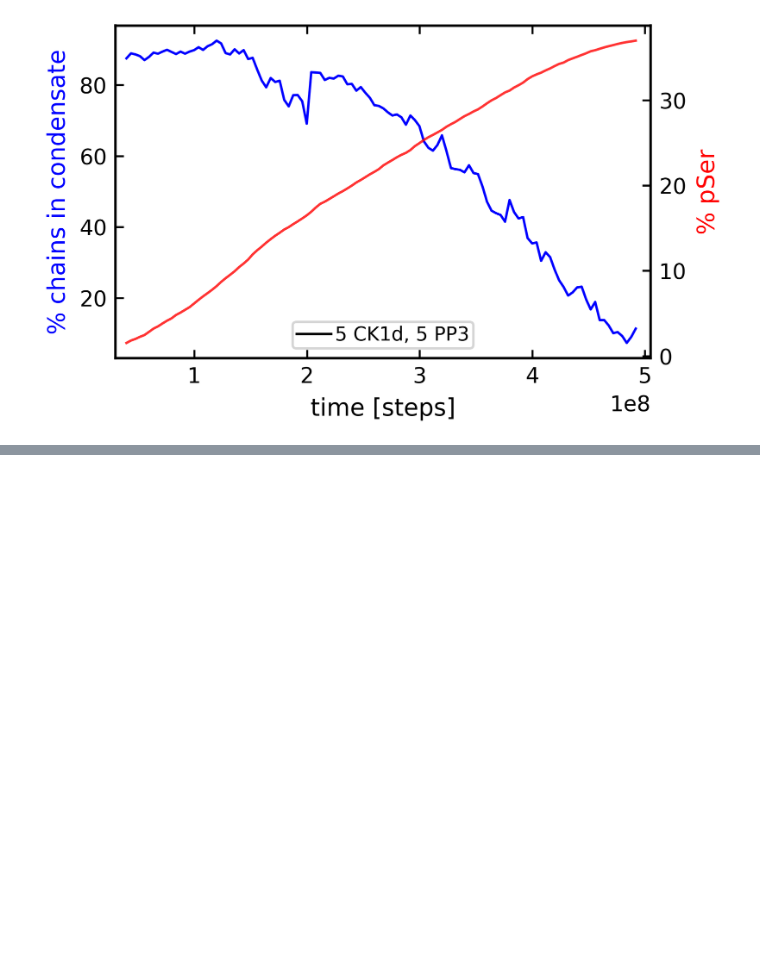
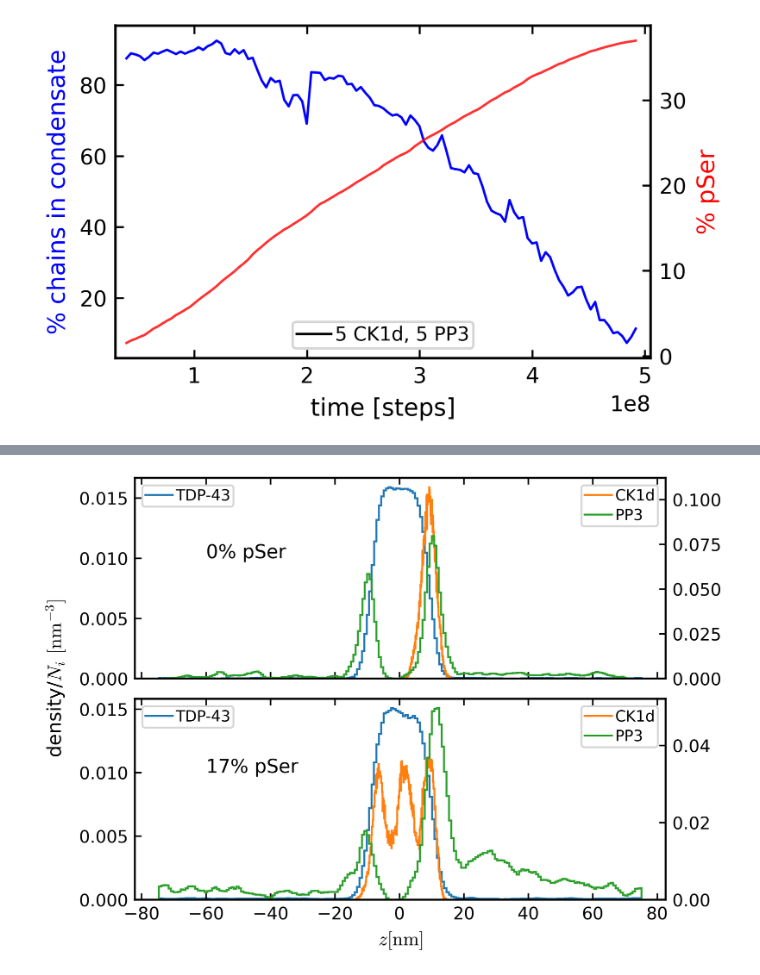
Before and after one commit to ezippo/HPA, a Jupyter notebook: cluster_analysis.ipynb, the cells around one changed output, grey strips where cells are left out. Cells and saved outputs as stored; diff of their text form; code cells hidden in the pictures; blank space fills up the shorter version.

```diff
--- a/cluster_analysis.ipynb
+++ b/cluster_analysis.ipynb
@@ -133,0 +188,48 @@ ax1.legend(ncols=1, loc='lower center')
+# %%
+path_dir = '/localscratch/zippoema/working_dir/condensate_struct_CAL3/'
+# %%
+filename = 'sim_eq_slab_200-tdp43-lcd_2-ck1d-open_10-pp3/sim_eq_slab_200-tdp43-lcd-839pser_2-com-ck1d-open_10-com-pp3_CAL3_dump_centered.gsd'
+
+bin_centers_ck1d_p, density_ck1d_p = hpau.compute_density_profile(path_dir+filename, axis=2,
+                                                         nbins=200, group=[i for i in range(30800,30800+292+292)])
+bin_centers_pp3_p, density_pp3_p = hpau.compute_density_profile(path_dir+filename, axis=2,
+                                                         nbins=200, group=[i for i in range(30800+292+292,36654)])
+bin_centers_tdp_p, density_tdp_p = hpau.compute_density_profile(path_dir+filename, axis=2,
+                                                         nbins=200, group=[i for i in range(0,30800)])
+# %%
+filename = 'sim_eq_slab_400-tdp43-lcd_5-ck1d-open/sim_eq_slab_400-tdp43-lcd_5-com-ck1d-open_CAL3_dump_centered.gsd'
+
+bin_centers_ck1d, density_ck1d = hpau.compute_density_profile(path_dir+filename, axis=2,
+                                                         nbins=200, group=[i for i in range(61600,61600+292*5)])
+#bin_centers_pp3, density_pp3 = hpau.compute_density_profile(path_dir+filename, axis=2,
+#                                                         nbins=200, group=[i for i in range(30800+292+292,36654)])
+bin_centers_tdp, density_tdp = hpau.compute_density_profile(path_dir+filename, axis=2,
+                                                         nbins=200, group=[i for i in range(0,61600)])
+# %%
+f, (ax1, ax2) = plt.subplots(2, 1, figsize=(5,4), sharex=True)
+plt.subplots_adjust(hspace=0.1)
+
+ax11 = ax1.twinx()
+ax1.stairs(density_tdp/200, np.append(bin_centers_tdp,bin_centers_tdp[-1]+0.5), ls='-', color='tab:blue', label='TDP-43')
+ax11.stairs(density_ck1d/2, np.append(bin_centers_ck1d,bin_centers_ck1d[-1]+0.5), color='tab:orange', label='CK1d')
+ax11.stairs(density_pp3/10, np.append(bin_centers_pp3,bin_centers_pp3[-1]+0.5), color='tab:green', label='PP3')
+
+ax21 = ax2.twinx()
+ax2.stairs(density_tdp_p/200, np.append(bin_centers_tdp_p,bin_centers_tdp_p[-1]+0.5), ls='-', color='tab:blue', label='TDP-43')
+ax21.stairs(density_ck1d_p/2, np.append(bin_centers_ck1d_p,bin_centers_ck1d_p[-1]+0.5), ls='-', color='tab:orange', label='CK1d')
+ax21.stairs(density_pp3_p/10, np.append(bin_centers_pp3_p,bin_centers_pp3_p[-1]+0.5), ls='-', color='tab:green', label='PP3')
+
+ax1.legend(loc='upper left', )
+ax2.legend(loc='upper left', )
+ax11.legend(loc='upper right', )
+ax21.legend(loc='upper right', )
+
+ax2.set_xlabel('$z [\mathrm{nm}]$')
+ax1.text(-110, 0., r'density/$N_i$ $[\mathrm{nm}^{-3}]$', va='center', rotation='vertical')
+
+ax1.text(-60, 0.01, '0% pSer')
+ax2.text(-60, 0.01, '17% pSer')
+
+plt.savefig(path_dir+f'sim_eq_slab_200-tdp43-lcd_2-ck1d-open_10-pp3/density_profile.png', dpi=1200)
+# %% [output]
+[figure, added]
```
Also changed, not shown: parts of 5 cells of this notebook, 5 other files.
